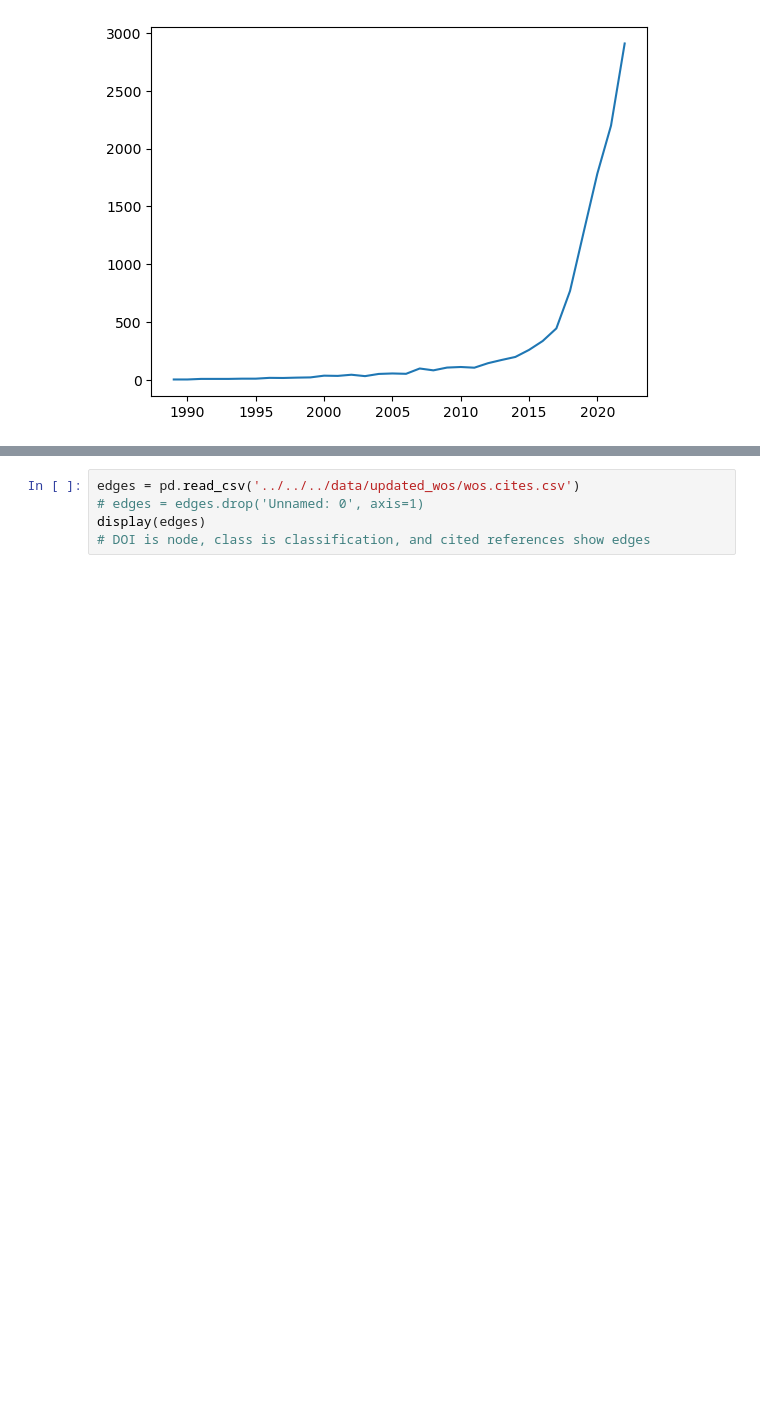
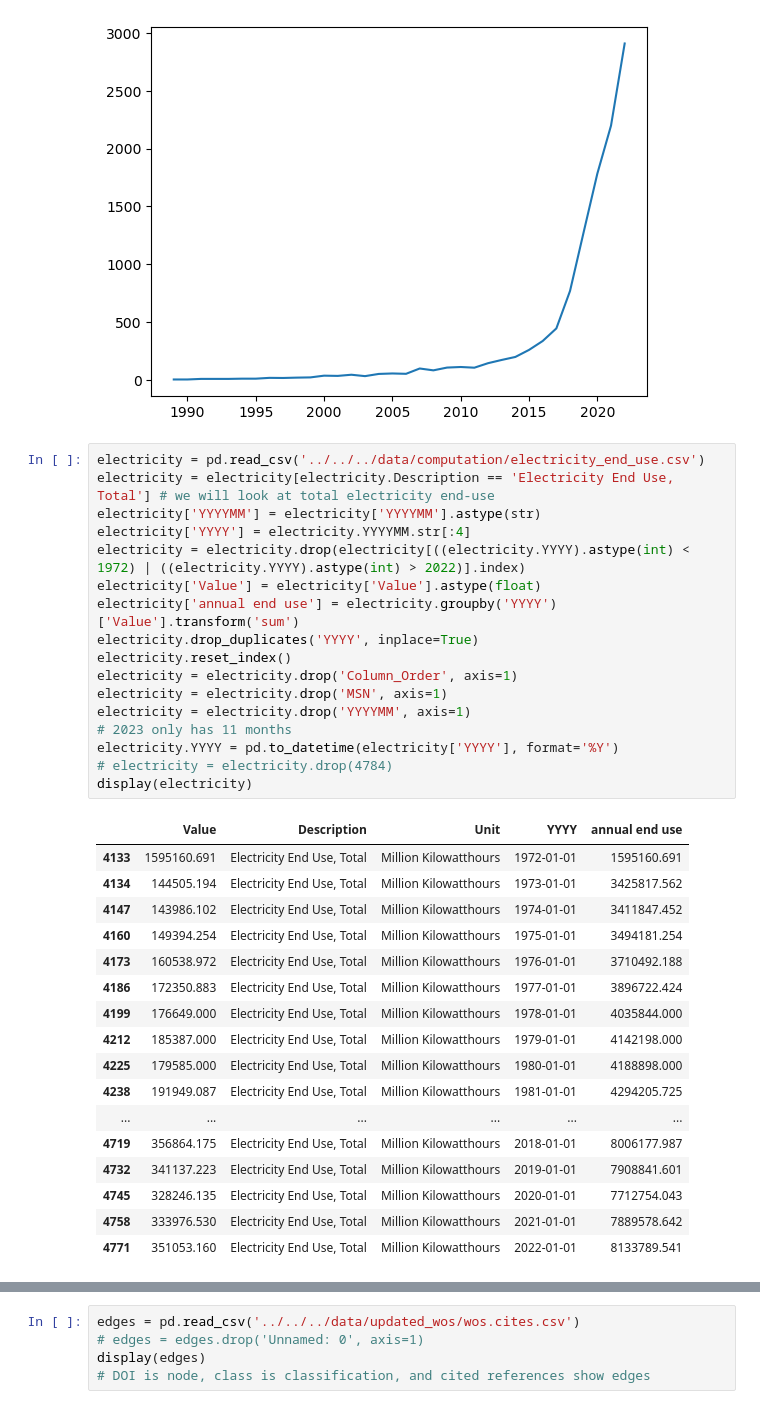
Before and after one commit to rreece15/Collaborative-Networks-In-Machine-Learning, a Jupyter notebook: Riherd_Chiu_project_code/model/wos/custom_class_updated2.ipynb, the cells around one changed output, grey strips where cells are left out. Cells and saved outputs as stored; diff of their text form; blank space fills up the shorter version.

```diff
--- a/Riherd_Chiu_project_code/model/wos/custom_class_updated2.ipynb
+++ b/Riherd_Chiu_project_code/model/wos/custom_class_updated2.ipynb
@@ -45,3 +45,38 @@ plt.plot(yr_counts)
 # %% [output]
 [<matplotlib.lines.Line2D at 0x...>]
 [figure]
+# %%
+electricity = pd.read_csv('../../../data/computation/electricity_end_use.csv')
+electricity = electricity[electricity.Description == 'Electricity End Use, Total'] # we will look at total electricity end-use
+electricity['YYYYMM'] = electricity['YYYYMM'].astype(str)
+electricity['YYYY'] = electricity.YYYYMM.str[:4]
+electricity = electricity.drop(electricity[((electricity.YYYY).astype(int) < 1972) | ((electricity.YYYY).astype(int) > 2022)].index)
+electricity['Value'] = electricity['Value'].astype(float)
+electricity['annual end use'] = electricity.groupby('YYYY')['Value'].transform('sum')
+electricity.drop_duplicates('YYYY', inplace=True)
+electricity.reset_index()
+electricity = electricity.drop('Column_Order', axis=1)
+electricity = electricity.drop('MSN', axis=1)
+electricity = electricity.drop('YYYYMM', axis=1)
+# 2023 only has 11 months
+electricity.YYYY = pd.to_datetime(electricity['YYYY'], format='%Y')
+# electricity = electricity.drop(4784)
+display(electricity)
+# %% [output]
+|  | Value | Description | Unit | YYYY | annual end use |
+| 4133 | 1595160.691 | Electricity End Use, Total | Million Kilowatthours | 1972-01-01 | 1595160.691 |
+| 4134 | 144505.194 | Electricity End Use, Total | Million Kilowatthours | 1973-01-01 | 3425817.562 |
+| 4147 | 143986.102 | Electricity End Use, Total | Million Kilowatthours | 1974-01-01 | 3411847.452 |
+| 4160 | 149394.254 | Electricity End Use, Total | Million Kilowatthours | 1975-01-01 | 3494181.254 |
+| 4173 | 160538.972 | Electricity End Use, Total | Million Kilowatthours | 1976-01-01 | 3710492.188 |
+| 4186 | 172350.883 | Electricity End Use, Total | Million Kilowatthours | 1977-01-01 | 3896722.424 |
+| 4199 | 176649.000 | Electricity End Use, Total | Million Kilowatthours | 1978-01-01 | 4035844.000 |
+| 4212 | 185387.000 | Electricity End Use, Total | Million Kilowatthours | 1979-01-01 | 4142198.000 |
+| 4225 | 179585.000 | Electricity End Use, Total | Million Kilowatthours | 1980-01-01 | 4188898.000 |
+| 4238 | 191949.087 | Electricity End Use, Total | Million Kilowatthours | 1981-01-01 | 4294205.725 |
+| ... | ... | ... | ... | ... | ... |
+| 4719 | 356864.175 | Electricity End Use, Total | Million Kilowatthours | 2018-01-01 | 8006177.987 |
+| 4732 | 341137.223 | Electricity End Use, Total | Million Kilowatthours | 2019-01-01 | 7908841.601 |
+| 4745 | 328246.135 | Electricity End Use, Total | Million Kilowatthours | 2020-01-01 | 7712754.043 |
+| 4758 | 333976.530 | Electricity End Use, Total | Million Kilowatthours | 2021-01-01 | 7889578.642 |
+| 4771 | 351053.160 | Electricity End Use, Total | Million Kilowatthours | 2022-01-01 | 8133789.541 |
```
Also changed, not shown: parts of 6 cells of this notebook.
